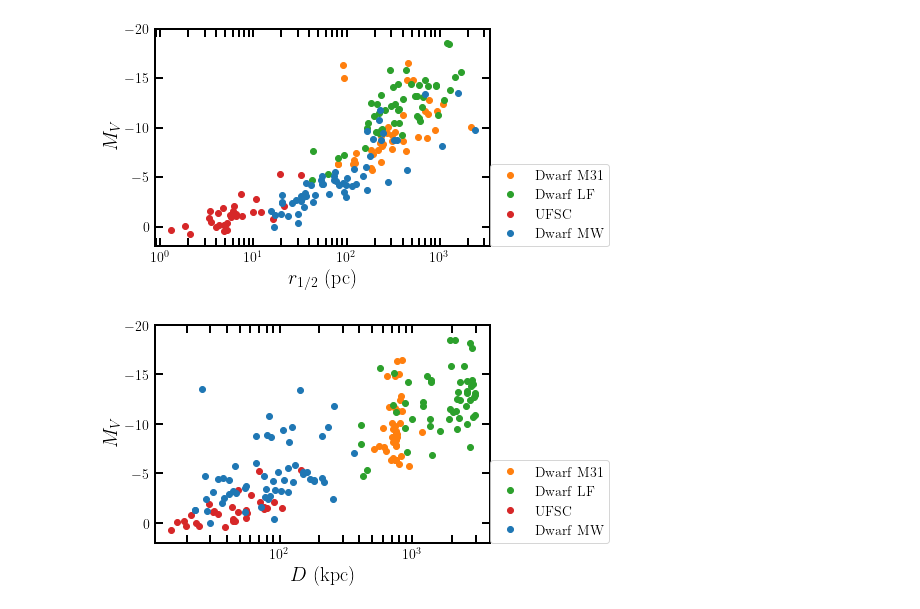
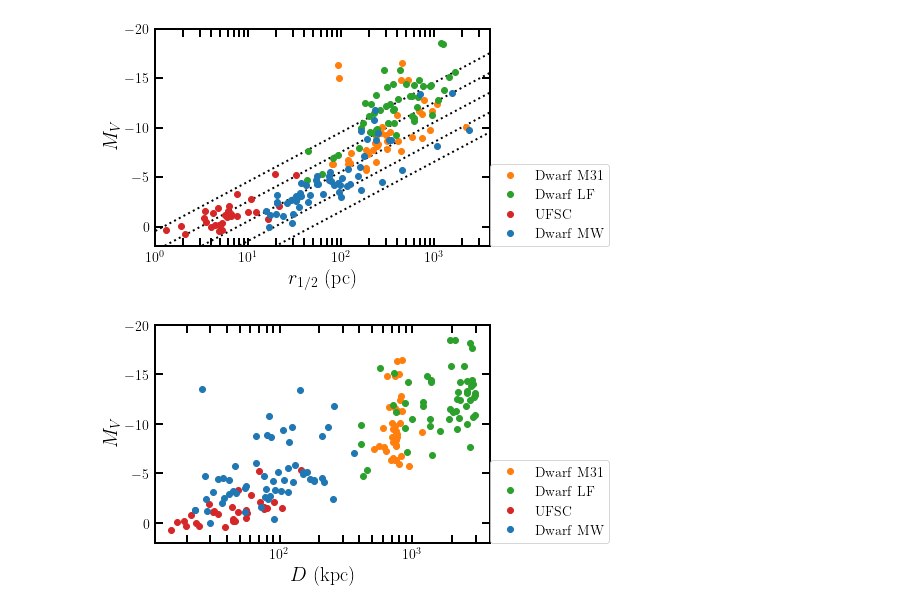
Before and after one commit to apace7/local_volume_database, a Jupyter notebook: code/example_plots.ipynb, the cells around one changed output. Saved outputs shown, nothing was run; the diff lists cells and outputs as text; code cells hidden in the pictures.

Commit message:
fix example and add lines of constant surface brightness

```diff
--- a/code/example_plots.ipynb
+++ b/code/example_plots.ipynb
@@ -15,7 +15,7 @@ from astropy import units as u
 from collections import Counter
 import astropy.coordinates as coord
 # %%
-plt.style.use('std.mplstyle')
+plt.style.use('../std.mplstyle')
 import matplotlib as mp
 mp.rcParams['text.usetex'] = True
 # %%
@@ -26,10 +26,10 @@ dsph_lf = table.Table.read('https://raw.githubusercontent.com/apace7/local_volum
 ufsc = table.Table.read('https://raw.githubusercontent.com/apace7/local_volume_database/main/data/gc_ufsc.csv')
 # %%
 ## loads versions locally
-dsph_mw = table.Table.read('data/dwarf_mw.csv')
-dsph_m31 = table.Table.read('data/dwarf_m31.csv')
-dsph_lf = table.Table.read('data/dwarf_local_field.csv')
-ufsc = table.Table.read('data/gc_ufsc.csv')
+dsph_mw = table.Table.read('../data/dwarf_mw.csv')
+dsph_m31 = table.Table.read('../data/dwarf_m31.csv')
+dsph_lf = table.Table.read('../data/dwarf_local_field.csv')
+ufsc = table.Table.read('../data/gc_ufsc.csv')
 # %%
 ## dsph_mw = MW dwarf galaxies (most distant is Eridanus 2)
 ## dsph_m31 = M31 dwarf galaxies, two And 18 and And 28 are possible local field dwarfs
@@ -46,19 +46,28 @@ dsph_mw['mass_dynamical_ul'] = dsph_mw['vlos_sigma_ul']**2*930*dsph_mw['rhalf']*
 dsph_mw['mass_HI_ul'] = 235600*dsph_mw['flux_HI_ul']*(dsph_mw['distance']/1000.)**2
 # %%
 ## size-luminosity plots
+## add lines of constant surface brightness
+def const_mu(muV, rhalf):
+     return muV - 36.57 - 2.5 * np.log10(2.*np.pi*rhalf**2)
+x = np.arange(1, 1e4, 1)
+for mu in [24, 26, 28, 30, 32]:
+    plt.plot(x,  [const_mu(mu, i/1000.) for i in x], c='k', lw=2, ls=':')
+
+## plot data
 plt.errorbar(dsph_mw['rhalf_sph_physical'], dsph_mw['MV'], fmt='o', label=r'${\rm Dwarf~MW}$', )
 plt.plot(dsph_m31['rhalf_sph_physical'], dsph_m31['MV'], 'o', label=r'${\rm Dwarf~M31}$')
 plt.plot(dsph_lf['rhalf_sph_physical'],dsph_lf['MV'], 'o', label=r'${\rm Dwarf~LF}$')
 plt.plot(ufsc['rhalf_sph_physical'], ufsc['MV'], 'o',label=r'${\rm UFSC}$')
 plt.gca().set_xscale('log')
 plt.gca().invert_yaxis()
 plt.gca().set_xlabel(r'$r_{1/2}~({\rm pc})$')
 plt.gca().set_ylabel(r'$M_V$')
 plt.legend(loc=(1,0))
 plt.ylim(2, -20)
+plt.xlim(1, 4e3)
 plt.show()
 # %% [output]
-[figure, old version]
+[figure, new version]
 # %%
 ## distance-luminosity plots
 plt.errorbar(dsph_mw['distance'], dsph_mw['MV'], fmt='o', label=r'${\rm Dwarf~MW}$', )
```
